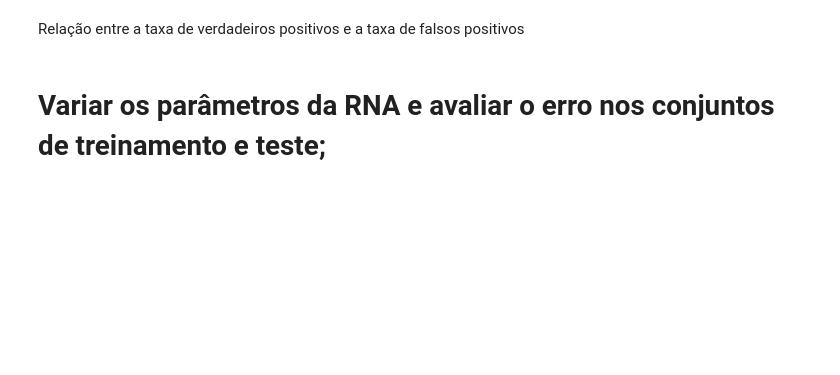
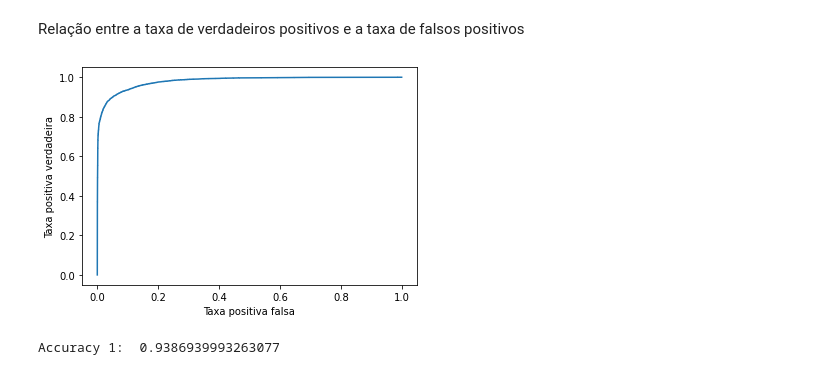
Before and after one commit to gustavo1902/RedesNeurais, a Jupyter notebook: Projeto_Final_Resolvendo_um_problema_prático_com_RNAs.ipynb, the cells around one changed output. Drawn from its saved outputs; the diff is of its cells as text; code cells hidden in the pictures; blank space fills up the shorter version.

```diff
--- a/Projeto_Final_Resolvendo_um_problema_prático_com_RNAs.ipynb
+++ b/Projeto_Final_Resolvendo_um_problema_prático_com_RNAs.ipynb
@@ -239,0 +244,20 @@ with sns.axes_style(style='ticks'):
+# %%
+from sklearn.model_selection import train_test_split
+from sklearn.preprocessing import LabelEncoder
+
+# Dividindo os dados em conjunto de treinamento e teste
+X = train.drop(['satisfaction'], axis=1)
+y = train['satisfaction']
+X_train, X_test, y_train, y_test = train_test_split(X, y, test_size=0.2, random_state=42)
+
+# Codificando as variáveis categóricas
+le = LabelEncoder()
+X_train['Gender'] = le.fit_transform(X_train['Gender'])
+X_train['Customer_Type'] = le.fit_transform(X_train['Customer_Type'])
+X_train['Type_of_Travel'] = le.fit_transform(X_train['Type_of_Travel'])
+X_train['Class'] = le.fit_transform(X_train['Class'])
+
+X_test['Gender'] = le.fit_transform(X_test['Gender'])
+X_test['Customer_Type'] = le.fit_transform(X_test['Customer_Type'])
+X_test['Type_of_Travel'] = le.fit_transform(X_test['Type_of_Travel'])
+X_test['Class'] = le.fit_transform(X_test['Class'])
@@ -267,18 +296,19 @@ plt.show()^
 Relação entre a taxa de verdadeiros positivos e a taxa de falsos positivos
 # %%
 # Obtém as previsões e a probabilidade de cada classe
+mlp.fit(X_train, y_train)
 y_pred_proba = mlp.predict_proba(X_test)[:, 1]
 
 # Obtém as métricas da curva ROC
 fpr, tpr, thresholds = roc_curve(y_test, y_pred_proba)
 
 # Gráfico
 plt.plot(fpr, tpr)
 plt.xlabel("Taxa positiva falsa")
 plt.ylabel("Taxa positiva verdadeira")
 plt.show()
+# %% [output]
+[figure, added]
-# %% [markdown]
-# Variar os parâmetros da RNA e avaliar o erro nos conjuntos de treinamento e teste;
 # %%
 # Variando a RNA ex.1
 # Aumentando um camada oculta com 20 neurônios
@@ -288,3 +318,5 @@ mlp.fit(X_train, y_train)
 y_pred = mlp.predict(X_test)
 accuracy = accuracy_score(y_test, y_pred)
 print("Accuracy 1: ", accuracy)
+# %% [output]
+Accuracy 1:  0.9386939993263077
```
Also changed, not shown: parts of 17 cells of this notebook.
